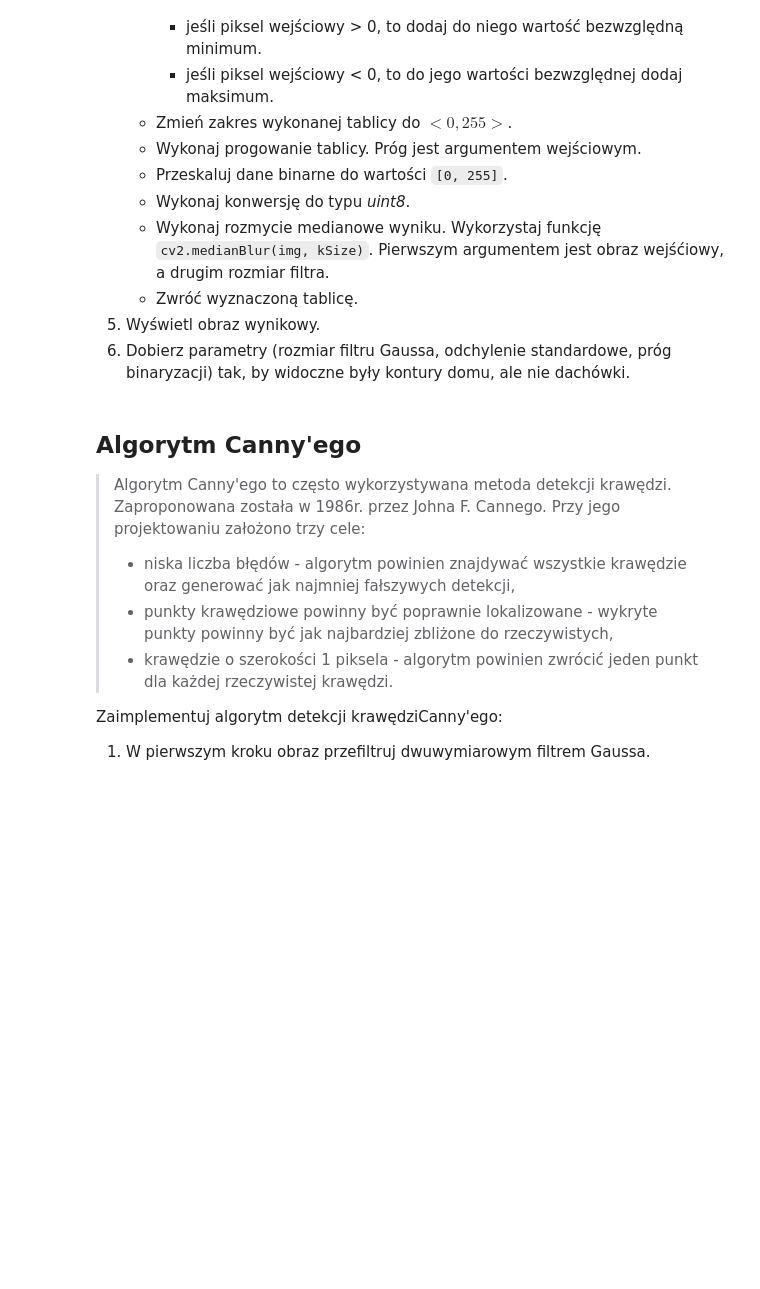
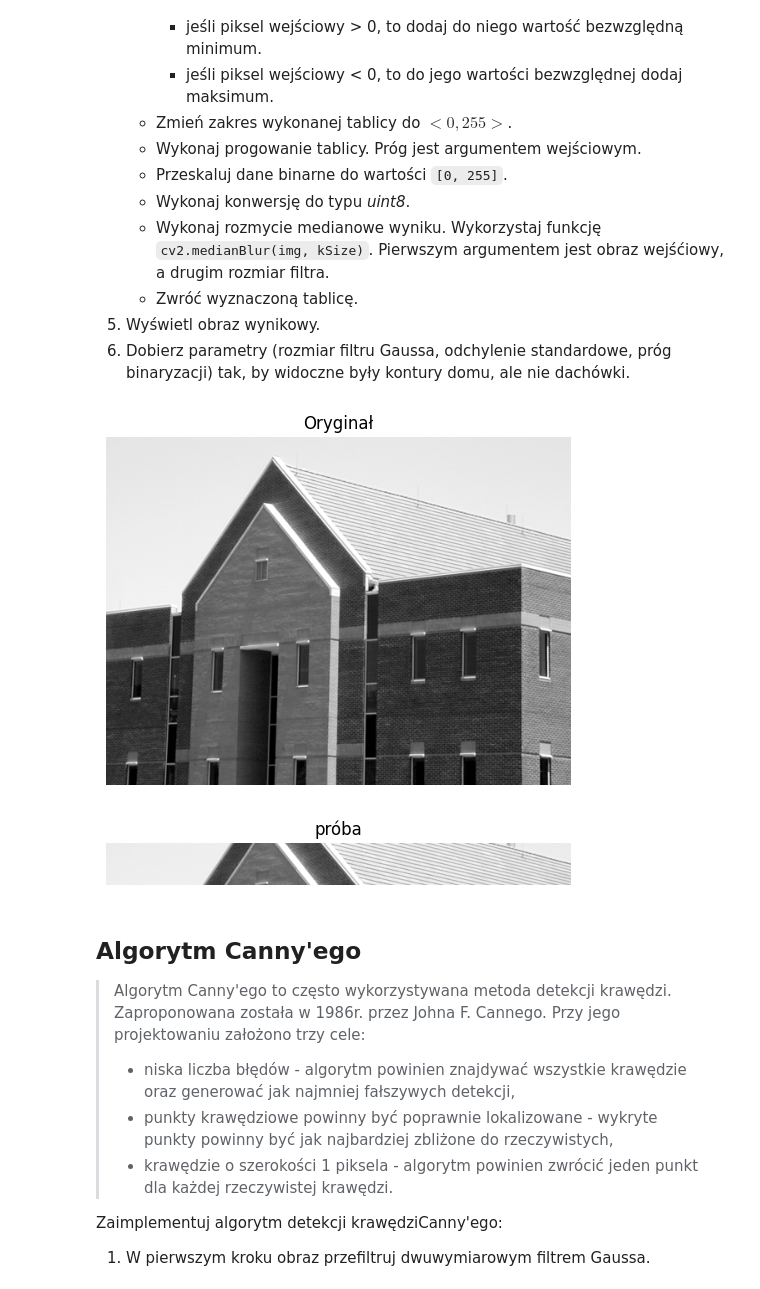
Before and after one commit to DziqG2NK/Przetwarzanie-i-analiza-obraz-w-cyfrowych, a Jupyter notebook: zajecia_2/09_Canny.ipynb, the cells around one changed output. Saved outputs shown, nothing was run; the diff lists cells and outputs as text; code cells hidden in the pictures; blank space fills up the shorter version.

Commit message:
Laplacian of Gaussian - beginning

```diff
--- a/zajecia_2/09_Canny.ipynb
+++ b/zajecia_2/09_Canny.ipynb
@@ -68,18 +68,86 @@ Zaimplementuj funkcję `crossing(LoG, thr)`:
 # %%
 import cv2
 from matplotlib import pyplot as plt
 import numpy as np
 import math
 import os
 import requests
 
 url = 'https://raw.githubusercontent.com/vision-agh/poc_sw/master/09_Canny/'
 
 fileNames = ["dom.png"]
 for fileName in fileNames:
-  if not os.path.exists(fileName):
+    if not os.path.exists(fileName):
       r = requests.get(url + fileName, allow_redirects=True)
       open(fileName, 'wb').write(r.content)
+
+def plots(**kwargs):
+
+    n = len(kwargs)
+    fig, axes = plt.subplots(((n - 1) // 3) + 1, np.min([3, n]))
+    fig.set_size_inches(np.min([n * 6, 20]), (((n - 1) // 3) + 1) * 8)
+    i = 0
+
+    for key, image in kwargs.items():
+        if n == 1:
+            axes.imshow(image, "gray")
+            axes.axis("off")
+            axes.set_title(key)
+            axes.set_facecolor('white')
+        elif n <= 3:
+            axes[i].imshow(image, "gray")
+            axes[i].axis("off")
+            axes[i].set_title(key)
+            axes[i].set_facecolor('white')
+        elif n > 3:
+            axes[i // 3, i % 3].imshow(image, "gray")
+            axes[i // 3, i % 3].set_title(key)
+            axes[i // 3, i % 3].set_facecolor('white')
+
+        i += 1
+
+    if n > 1:
+        for ax in axes.flat:
+            ax.axis("off")
+
+    fig.patch.set_facecolor('white')
+
+    plt.show()
+
+dom = cv2.imread("dom.png", cv2.IMREAD_COLOR)
+
+images = {
+    "Oryginał": dom
+}
+
+plots(**images)
+# %% [output]
+[figure, added]
+# %%
+gauss_blur = cv2.GaussianBlur(dom, (3,3), 0)
+laplacian = cv2.Laplacian(gauss_blur, cv2.CV_32F)
+
+def get_neighbours(img, i, j, size):
+    n = size // 2
+    return img[i - n : i + n][j - n : j + n]
+
+# XDDDDDD
+
+images = {}
+images["próba"] = get_neighbours(dom, 100, 100, 100)
+
+plots(**images)
+
+# def crossing(LoG, thr):
+#     h, w = LoG.shape
+#     a = np.ndarray(LoG.shape)
+#
+#     for row in range(1, h - 1):
+#         for col in range(1, w - 1):
+#
+#     pass
+# %% [output]
+[figure, added]
 # %% [markdown]
 ## Algorytm Canny'ego
 
```
Also changed, not shown: 1 other file.
